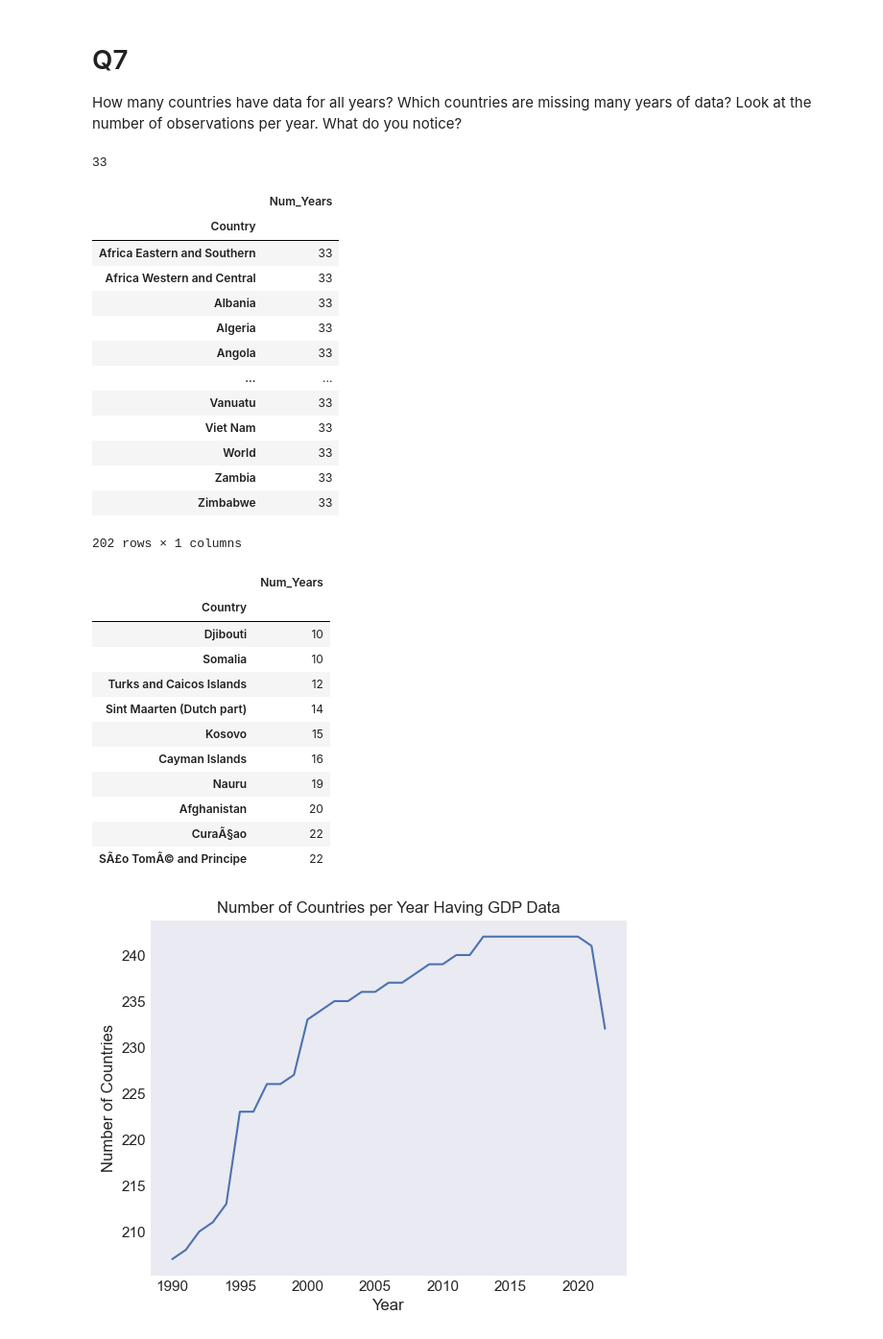
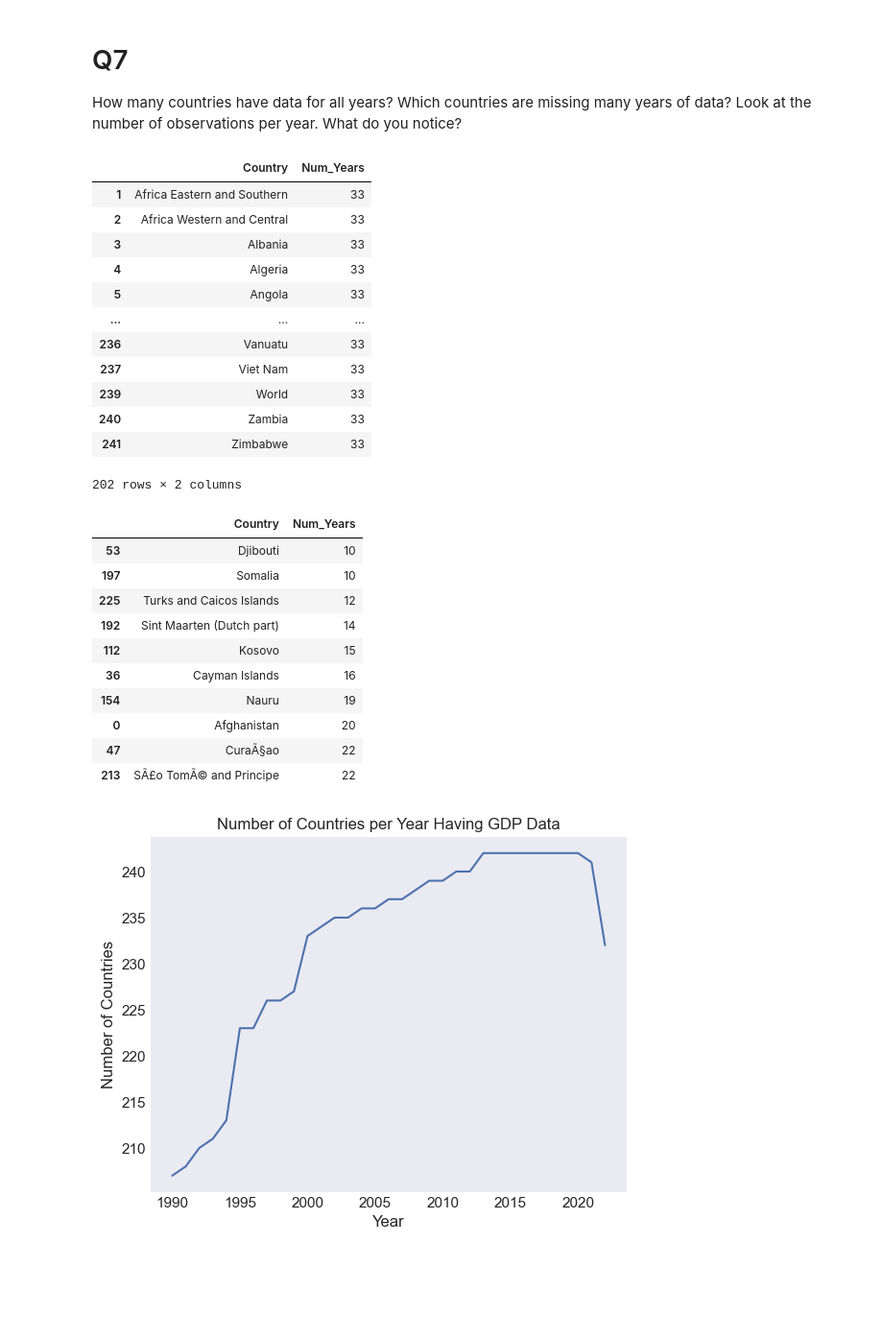
Before and after one commit to NSS-Data-Analytics-Cohort-11/undata-jessicabohannon, a Jupyter notebook: notebook/UN_Data.ipynb, the cells around one changed output. Shown at 96% size. Cells and saved outputs as stored; diff of their text form; code cells hidden in the pictures; blank space fills up the shorter version.

```diff
--- a/notebook/UN_Data.ipynb
+++ b/notebook/UN_Data.ipynb
@@ -40,8 +47,11 @@ memory usage: 239.6+ KB
 # Q6
 Drop the Value Footnotes column and rename the remaining three to 'Country', 'Year', and 'GDP_Per_Capita'.
 # %%
-gdp = gdp_df.drop(columns=['Value Footnotes']).rename(columns={'Country or Area':'Country', 'Value':'GDP_Per_Capita'})
-gdp.head()
+gdp_df = gdp_df.drop(columns='Value Footnotes')\
+               .rename(columns={'Country or Area':'Country',
+                                'Value':'GDP_Per_Capita'})
+
+gdp_df.head()
 # %% [output]
 |  | Country | Year | GDP_Per_Capita |
 | 0 | Afghanistan | 2021 | 1517.016266 |
@@ -52,57 +62,64 @@ gdp.head()
 # %% [markdown]
 # Q7
 How many countries have data for all years? Which countries are missing many years of data? Look at the number of observations per year. What do you notice?
-# %%
-#Finding number of years in dataset
-max_years = num_years['Num_Years'].max()
-# %% [output]
-33
 # %%
 #Count of years for each country
 
 #Creating series that counts # unique years for each country, turning the series into a DataFrame and naming columns
-num_years = gdp.groupby('Country')['Year'].count().to_frame().rename(columns={'Year':'Num_Years'})
+
+num_years = gdp_df.groupby('Country')['Year']\
+                  .count()\
+                  .to_frame()\
+                  .rename(columns={'Year':'Num_Years'})\
+                  .reset_index()
 
 #Should I be setting index to column?
 # %%
 #Number of countries with data for all years
 
+#Finding number of years in dataset
+
+max_years = num_years['Num_Years'].max()
+
 #Subsetting to find countries with 33 unique years of data
-num_years[num_years['Num_Years'] == max_years]
+
+all_years = num_years[num_years['Num_Years'] == max_years]
+
+all_years
 # %% [output]
-|  | Num_Years |
-| Country |  |
-| Africa Eastern and Southern | 33 |
-| Africa Western and Central | 33 |
-| Albania | 33 |
-| Algeria | 33 |
-| Angola | 33 |
-| ... | ... |
-| Vanuatu | 33 |
-| Viet Nam | 33 |
-| World | 33 |
-| Zambia | 33 |
-| Zimbabwe | 33 |
+|  | Country | Num_Years |
+| 1 | Africa Eastern and Southern | 33 |
+| 2 | Africa Western and Central | 33 |
+| 3 | Albania | 33 |
+| 4 | Algeria | 33 |
+| 5 | Angola | 33 |
+| ... | ... | ... |
+| 236 | Vanuatu | 33 |
+| 237 | Viet Nam | 33 |
+| 239 | World | 33 |
+| 240 | Zambia | 33 |
+| 241 | Zimbabwe | 33 |
-202 rows × 1 columns
+202 rows × 2 columns
 # %%
 #Countries with missing years, sorted with most missing data at the top
 
 #Subsetting to find countries with missing years (<33), and sorting to view most missing data at the top
+
 missing = num_years[num_years['Num_Years'] < max_years].sort_values('Num_Years')
+
 missing.head(10)
 # %% [output]
-|  | Num_Years |
-| Country |  |
-| Djibouti | 10 |
-| Somalia | 10 |
-| Turks and Caicos Islands | 12 |
-| Sint Maarten (Dutch part) | 14 |
-| Kosovo | 15 |
-| Cayman Islands | 16 |
-| Nauru | 19 |
-| Afghanistan | 20 |
-| CuraÃ§ao | 22 |
-| SÃ£o TomÃ© and Principe | 22 |
+|  | Country | Num_Years |
+| 53 | Djibouti | 10 |
+| 197 | Somalia | 10 |
+| 225 | Turks and Caicos Islands | 12 |
+| 192 | Sint Maarten (Dutch part) | 14 |
+| 112 | Kosovo | 15 |
+| 36 | Cayman Islands | 16 |
+| 154 | Nauru | 19 |
+| 0 | Afghanistan | 20 |
+| 47 | CuraÃ§ao | 22 |
+| 213 | SÃ£o TomÃ© and Principe | 22 |
 # %%
 #Number of observations per year
 
```
Also changed, not shown: parts of 35 cells of this notebook.
